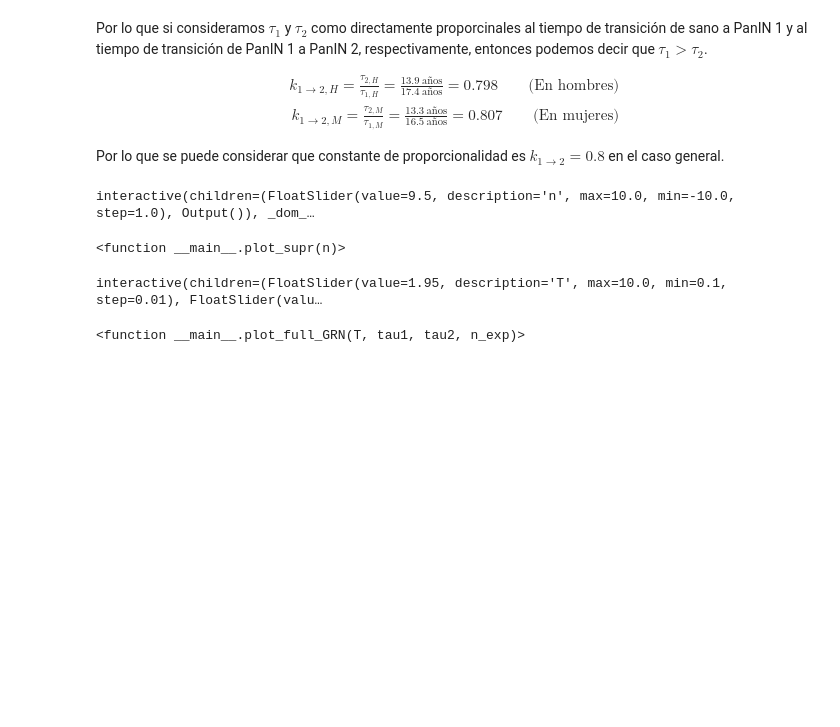
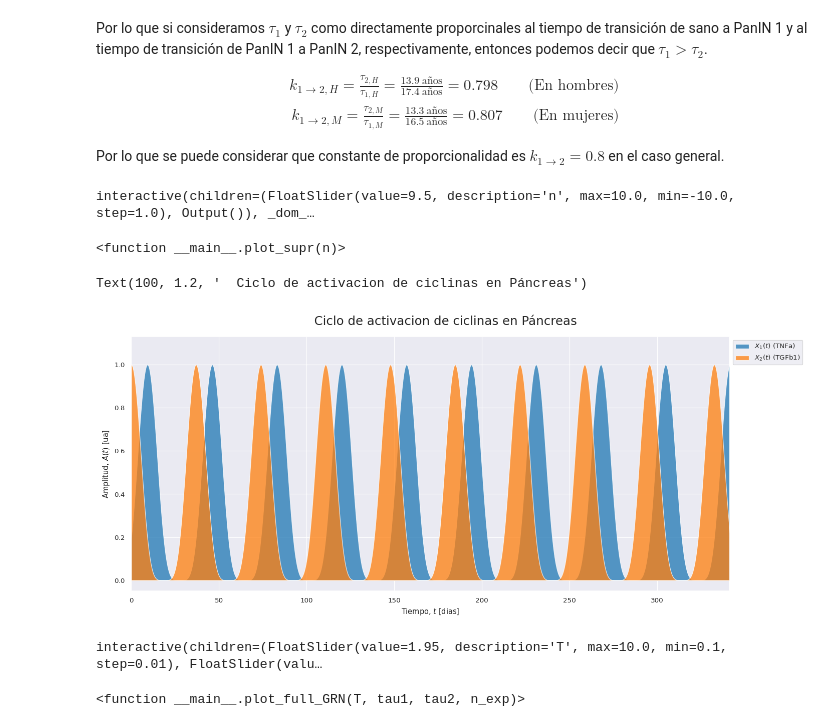
Before and after one commit to joshbrx/biomath_model, a Jupyter notebook: full_GRN.ipynb, the cells around one changed output. Saved outputs shown, nothing was run; the diff lists cells and outputs as text; code cells hidden in the pictures; blank space fills up the shorter version.

```diff
--- a/full_GRN.ipynb
+++ b/full_GRN.ipynb
@@ -54,6 +54,30 @@ interact(plot_supr, n = widgets.FloatSlider(value=9.5, min=-10, max=10, step=1))
 # %% [output]
 interactive(children=(FloatSlider(value=9.5, description='n', max=10.0, min=-10.0, step=1.0), Output()), _dom_…
 <function __main__.plot_supr(n)>
+# %%
+def X(t, A, n, T):
+    x1 = (A*(1 + np.sin(2*np.pi*t/T)))**n
+    x2 = (A*(1 + np.cos(2*np.pi*t/T)))**n
+    return np.array([x1, x2])
+# %%
+# ut, ut_label = 0.099164, "meses"
+ut, ut_label = 3.016241, "dias"
+
+t = np.linspace(0, 42*np.pi*ut, 1000)
+x1, x2 = X(t, 0.5, 2.36, 12.25*ut)
+
+plt.figure(figsize=(14,6), dpi=110)
+plt.fill_between(t, x1, alpha=0.75, label="$X_1(t)$ (TNFa)");
+plt.fill_between(t, x2, alpha=0.75, label="$X_2(t)$ (TGFb1)");
+plt.xlim(0, 36*np.pi*ut); plt.ylim(-0.05, 1.13);
+plt.legend(loc="upper left", bbox_to_anchor=(1, 1))
+
+plt.xlabel(f"Tiempo, $t$ [{ut_label}]")
+plt.ylabel("Amplitud, $A(t)$ [ua]")
+plt.text(100, 1.2, f"  Ciclo de activacion de ciclinas en Páncreas", va='center', fontsize=16)
+# %% [output]
+Text(100, 1.2, '  Ciclo de activacion de ciclinas en Páncreas')
+[figure, added]
 # %%
 def RK_solver(S0, t, tau1, tau2, X1, X2):
     dims = len(S0)
```
Also changed, not shown: parts of 3 cells of this notebook.
